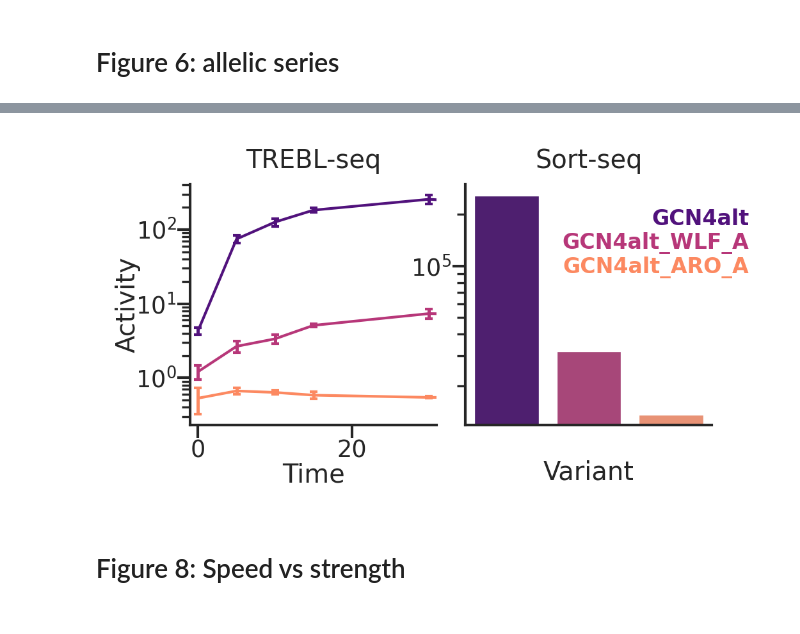
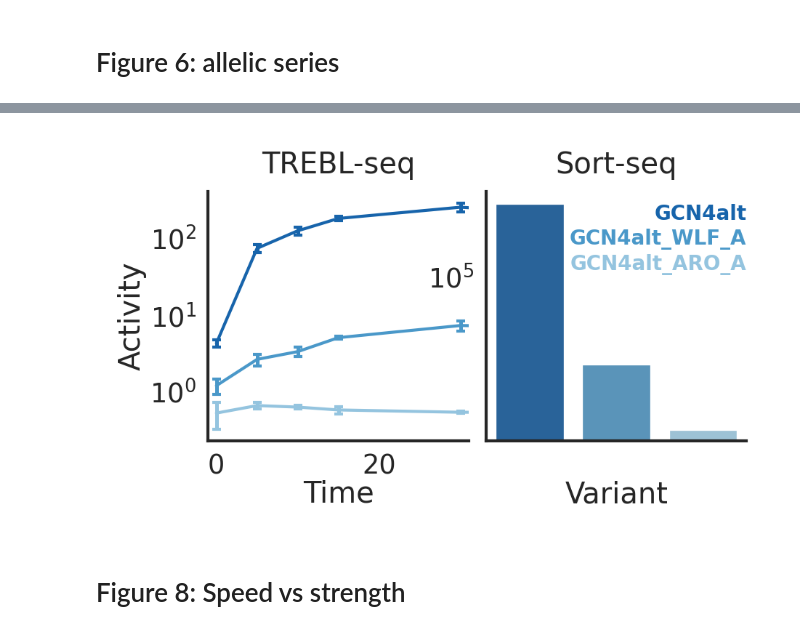
Before and after one commit to sanjanakotha/TREBL-analysis, a Jupyter notebook: notebooks/SK_UMI_Analysis.ipynb, the cells around one changed output, grey strips where cells are left out. Drawn from its saved outputs; the diff is of its cells as text; code cells hidden in the pictures.

```diff
--- a/notebooks/SK_UMI_Analysis.ipynb
+++ b/notebooks/SK_UMI_Analysis.ipynb
@@ -371,4 +383,6 @@ plt.show()
 # %%
+sns.set_style('white')
+
 # Subset
 df_pivot_180 = df_pivot[df_pivot["Time"] == "180"]
 
@@ -381,8 +395,8 @@ spearman_r, spearman_p = spearmanr(x, y)
 
 # Plot
 sns.set_context('paper')
-plt.figure(figsize=(2,2), dpi=300)
-sns.scatterplot(data=df_pivot_180, x='2', y='3',
+plt.figure(figsize=(1.6,1.6), dpi=300)
+ax = sns.scatterplot(data=df_pivot_180, x='2', y='3',
                 edgecolor='none', alpha=0.25, s=0.5)
 
 plt.xscale('log')
@@ -393,10 +407,16 @@ sns.despine()
 
 # Annotate with r values
 plt.text(0.99, 0.03,
-         f"Pearson r = {pearson_r:.3f}\nSpearman r = {spearman_r:.3f}",
+         f"Pearson:{pearson_r:.3f}\nSpearman:{spearman_r:.3f}",
          ha='right', va='bottom',
          transform=plt.gca().transAxes,
          fontsize='small')
 
-plt.savefig("../output/grant_resub_figs_v2/fig4.png", bbox_inches='tight')
+for label in ax.get_xticklabels():
+    label.set_y(0.05)  # move x tick labels closer; adjust value as needed
+
+for label in ax.get_yticklabels():
+    label.set_x(0.05)  # move y tick labels closer; adjust value as needed
+
+plt.savefig("../output/grant_resub_figs_v2/fig4.pdf", bbox_inches='tight')
 # %% [output]
@@ -938,7 +1082,7 @@ agg_df
 | 19 | GCN4alt_WLF_A_0 | 32126.202553 | GATGATGCTGTTGTTGAATCATTCTTCTCTTCT... | 30 | 7.360456 | 1.083566 |
 | 20 | GCN4alt_WLF_A_0 | 32126.202553 | GATGATGCTGTTGTTGAATCATTCTTCTCTTCT... | 5 | 2.662463 | 0.458039 |
 # %%
-sns.set_style('ticks')
+sns.set_style('white')
 sns.set_context('paper')
 # ensure Time is numeric
 agg_df["Time"] = pd.to_numeric(agg_df["Time"], errors="coerce")
@@ -950,11 +1094,11 @@ activity_order = agg_df.groupby("Name")["Activity_SCglucose"].first().sort_value
 names_sorted = activity_order.index.tolist()
 
 # create palette in the same order
-palette = dict(zip(names_sorted, sns.color_palette("magma", n_colors=len(names_sorted))))
+palette = dict(zip(names_sorted, sns.color_palette("Blues_r", n_colors=len(names_sorted) + 1)))
 
 
 # create figure with 2 subplots
-fig, axes = plt.subplots(1, 2, figsize=(3,1.5), dpi =300)
+fig, axes = plt.subplots(1, 2, figsize=(2.5,1.25), dpi =300)
 
 # ----- subplot 1: line plot with error bars -----
 ax = axes[0]
@@ -983,7 +1127,7 @@ for name, sub in agg_df.groupby("Name"):
 
 ax.set_yscale("log")
 ax.set_xlabel("Time", labelpad = 0)
-ax.set_ylabel("Activity", labelpad = -2)
+ax.set_ylabel("Activity", labelpad = 1)
 ax.tick_params(axis='both')
 sns.despine(ax=ax)
 ax.set_title("TREBL-seq")
@@ -1000,43 +1144,48 @@ sns.barplot(
     ax=ax2,
     palette={name: palette[name] for name in activity_df["Name"]},
     dodge=False
 )
 
 ax2.set_yscale("log")
 ax2.set_xlabel("Variant",labelpad = 13)
 ax2.set_ylabel("")
 ax2.tick_params(axis='y')
 ax2.set_xticks([])  # hide x-axis ticks since we have legend text
 sns.despine(ax=ax2)
 ax2.set_title("Sort-seq")
 
 # ----- custom legend as colored text (top-right of ax2) -----
 for i, name in enumerate(activity_df["Name"]):
     ax2.text(
-        1.15, 0.9 - i*0.1,     # x slightly outside, y decreasing
+        1, 0.95 - i*0.1,     # x slightly outside, y decreasing
         name[:-2],
         color=palette[name],
         transform=ax2.transAxes,
-        fontsize='small',
+        fontsize='x-small',
         va='top',
         ha = 'right',
         fontweight = 'bold'
     )
 
 #ax.set_ylim(None, 950)
 
-# Subplot 1: line plot
-ax.tick_params(axis='x', pad=0.5)  # bring x-axis labels closer
-ax.tick_params(axis='y', pad=0.5)  # bring y-axis labels closer
+for label in ax.get_xticklabels():
+    label.set_y(0.05)  # move x tick labels closer; adjust value as needed
 
-# Subplot 2: bar plot
-ax2.tick_params(axis='y', pad=0.5)  # y-axis only, x labels hidden
+for label in ax.get_yticklabels():
+    label.set_x(0.05)  # move y tick labels closer; adjust value as needed
 
-plt.tight_layout(pad = -1)
-plt.savefig("../output/grant_resub_figs_v2/fig6.png", dpi=300, bbox_inches="tight")
+# for label in ax2.get_xticklabels():
+#     label.set_y(-10)  # move x tick labels closer; adjust value as needed
+
+for label in ax2.get_yticklabels():
+    label.set_x(0.05)  # move y tick labels closer; adjust value as needed
+
+plt.tight_layout(pad = -1.5)
+plt.savefig("../output/grant_resub_figs_v2/fig6.pdf", dpi=300, bbox_inches="tight")
 plt.show()
 # %% [output]
-[figure, old version]
+[figure, new version]
 # %% [markdown]
 # Figure 8: Speed vs strength
 # %%
```
Also changed, not shown: parts of 24 cells of this notebook, 8 other files.
